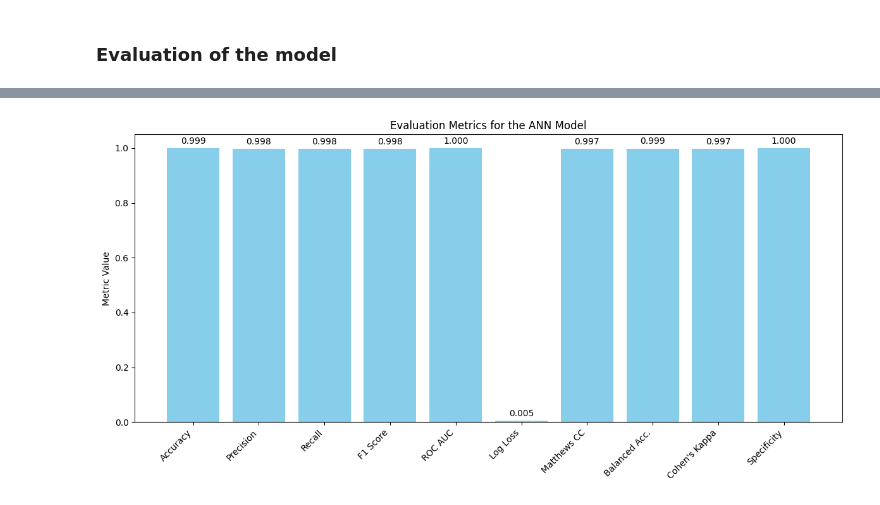
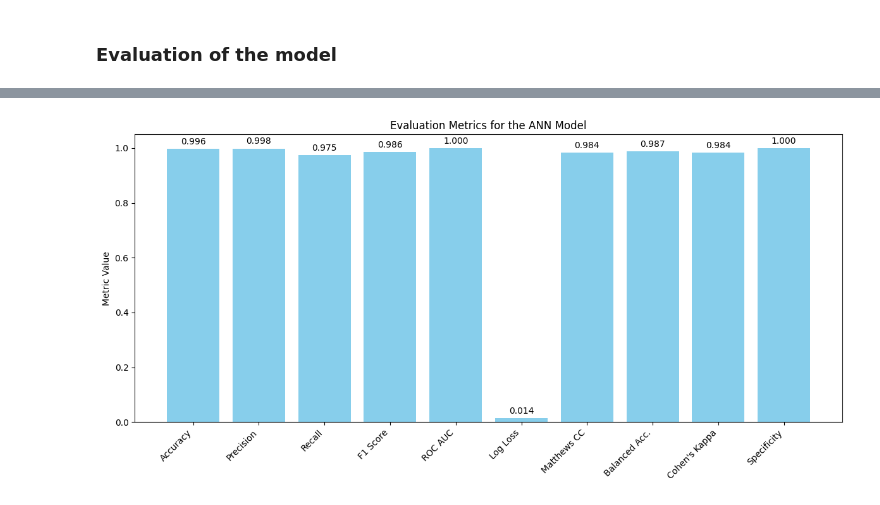
Before and after one commit to RakshithaKalkura/vehicle-health-prediction-obd2-dataset, a Jupyter notebook: ann.ipynb, the cells around one changed output, grey strips where cells are left out. Cells and saved outputs as stored; diff of their text form; code cells hidden in the pictures.

```diff
--- a/ann.ipynb
+++ b/ann.ipynb
@@ -49,9 +54,6 @@ Created 'EngineHealth' column based on DTC_NUMBER.
-# %%
-# Create a new DataFrame with only the features of interest and the target
-df_model = df[feature_cols + ['EngineHealth']].copy()
-df_model.dropna(subset=['EngineHealth'], inplace=True)
 # %%
 #Split Data into Features and Target
 X = df_model[feature_cols]
-y = df_model['EngineHealth']
+y = df_model['EngineStatus']
+meta_info = df_model[['DTC_NUMBER', 'TROUBLE_CODES']]
 # %%
@@ -79,10 +78,9 @@ preprocessor = ColumnTransformer(
 )
 # %%
 # split data into training and testing sets
-
-X_train, X_test, y_train, y_test = train_test_split(X, y, test_size=0.2, random_state=42)
-
-# Fit and transform the training data and transform the test data.
+X_train, X_test, y_train, y_test, meta_train, meta_test = train_test_split(
+    X, y, meta_info, test_size=0.2, random_state=42
+)
 X_train_processed = preprocessor.fit_transform(X_train)
 X_test_processed = preprocessor.transform(X_test)
 # %% [markdown]
@@ -107,7 +101,8 @@ model.compile(optimizer='adam', loss='binary_crossentropy', metrics=['accuracy']
 # Use early stopping to prevent overfitting.
 early_stop = EarlyStopping(monitor='val_loss', patience=5, restore_best_weights=True)
 
-history = model.fit(
+early_stop = EarlyStopping(monitor='val_loss', patience=5, restore_best_weights=True)
+history_ann = model_ann.fit(
     X_train_processed, y_train,
     epochs=10,
     batch_size=32,
@@ -153,34 +135,22 @@ from matplotlib import pyplot as plt
 # %%
-# Compute predictions (probabilities and class labels)
-y_pred_proba = model.predict(X_test_processed)
-y_pred = (y_pred_proba >= 0.5).astype(int).flatten()  # Flatten to 1D array if necessary
-
-# Compute 10 Evaluation Metrics
-# 1. Accuracy
-acc = accuracy_score(y_test, y_pred)
-# 2. Precision
-prec = precision_score(y_test, y_pred)
-# 3. Recall
-rec = recall_score(y_test, y_pred)
-# 4. F1 Score
-f1 = f1_score(y_test, y_pred)
-# 5. ROC AUC Score
-roc_auc = roc_auc_score(y_test, y_pred_proba)
-# 6. Log Loss
-ll = log_loss(y_test, y_pred_proba)
-# 7. Matthews Correlation Coefficient
-mcc = matthews_corrcoef(y_test, y_pred)
-# 8. Balanced Accuracy
-bal_acc = balanced_accuracy_score(y_test, y_pred)
-# 9. Cohen's Kappa Score
-kappa = cohen_kappa_score(y_test, y_pred)
-# 10. Specificity (TN / (TN + FP))
-cm = confusion_matrix(y_test, y_pred)
+test_loss_ann, test_accuracy_ann = model_ann.evaluate(X_test_processed, y_test)
+print(f'ANN Test Loss: {test_loss_ann:.4f}, ANN Test Accuracy: {test_accuracy_ann:.4f}')
+y_pred_proba_ann = model_ann.predict(X_test_processed)
+y_pred_ann = (y_pred_proba_ann >= 0.5).astype(int).flatten()
+acc = accuracy_score(y_test, y_pred_ann)
+prec = precision_score(y_test, y_pred_ann)
+rec = recall_score(y_test, y_pred_ann)
+f1 = f1_score(y_test, y_pred_ann)
+roc_auc = roc_auc_score(y_test, y_pred_proba_ann)
+ll = log_loss(y_test, y_pred_proba_ann)
+mcc = matthews_corrcoef(y_test, y_pred_ann)
+bal_acc = balanced_accuracy_score(y_test, y_pred_ann)
+kappa = cohen_kappa_score(y_test, y_pred_ann)
+cm = confusion_matrix(y_test, y_pred_ann)
 tn, fp, fn, tp = cm.ravel()
 specificity = tn / (tn + fp) if (tn + fp) > 0 else 0
 
-# Create a dictionary of metrics for plotting.
-metrics_dict = {
+metrics_dict_ann = {
     "Accuracy": acc,
     "Precision": prec,
     "Recall": rec,
@@ -193,24 +163,28 @@ metrics_dict = {
     "Specificity": specificity
 }
 
-# --------------------------
-# 12. Plot the Evaluation Metrics
-# --------------------------
 plt.figure(figsize=(12, 6))
-bars = plt.bar(metrics_dict.keys(), metrics_dict.values(), color='skyblue')
+bars = plt.bar(metrics_dict_ann.keys(), metrics_dict_ann.values(), color='skyblue')
 plt.title("Evaluation Metrics for the ANN Model")
 plt.ylabel("Metric Value")
 plt.xticks(rotation=45, ha="right")
-
-# Annotate each bar with its value
 for bar in bars:
     height = bar.get_height()
-    plt.annotate(f'{height:.3f}',
-                 xy=(bar.get_x() + bar.get_width() / 2, height),
-                 xytext=(0, 3),  # 3 points vertical offset
-                 textcoords="offset points",
-                 ha='center', va='bottom')
-
+    plt.annotate(f'{height:.3f}', xy=(bar.get_x() + bar.get_width()/2, height),
+                 xytext=(0, 3), textcoords="offset points", ha='center', va='bottom')
 plt.tight_layout()
 plt.show()
+
+predictions_df = meta_test.copy()
+predictions_df['Predicted_Status'] = y_pred_ann
+predictions_df['Prediction'] = predictions_df['Predicted_Status'].apply(
+    lambda x: "Malfunctioning" if x == 1 else "No malfunctioning"
+)
+
+# Print the predictions.
+for idx, row in predictions_df.iterrows():
+    if row['Predicted_Status'] == 1:
+        print(f"Sample {idx}: DTC_NUMBER: {row['DTC_NUMBER']}, Trouble_codes: {row['TROUBLE_CODES']} -> Prediction: Malfunctioning")
+    else:
+        print(f"Sample {idx}: Prediction: No malfunctioning")
 # %% [output]
@@ -217,2 +193,2 @@ plt.show()
 297/297 ━━━━━━━━━━━━━━━━━━━━ 1s 2ms/step
-[figure, old version]
+[figure, new version]
```
Also changed, not shown: parts of 12 cells of this notebook, 1 other file.
